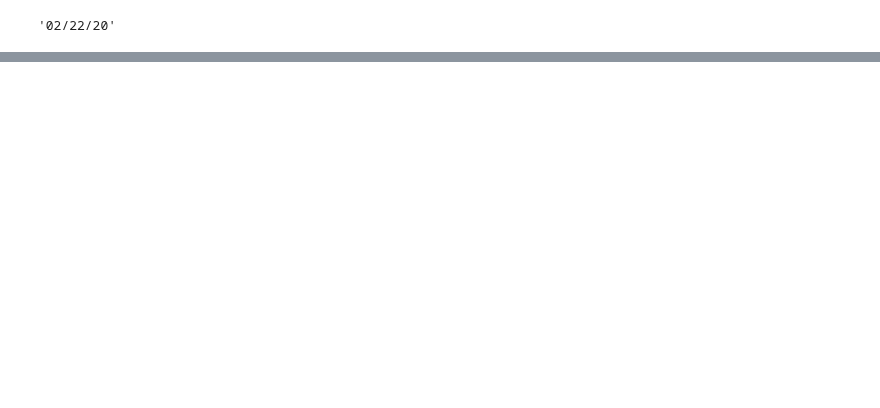
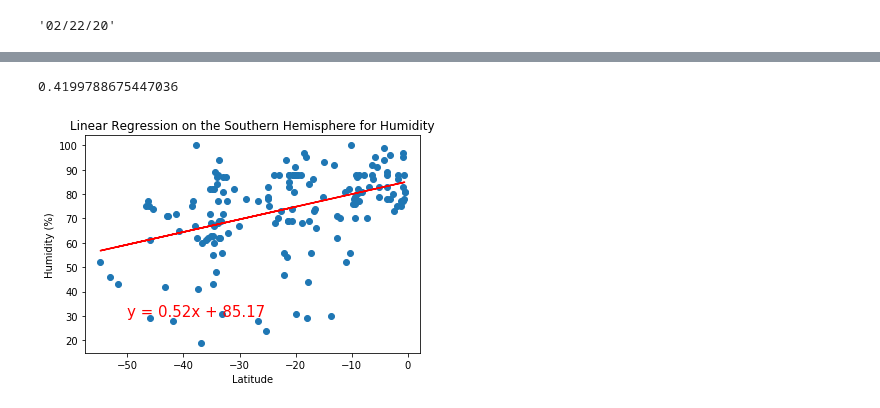
Before and after one commit to CristinaFoltea/World_Weather_Analysis, a Jupyter notebook: WeatherPy.ipynb, the cells around one changed output, grey strips where cells are left out. Saved outputs shown, nothing was run; the diff lists cells and outputs as text; code cells hidden in the pictures; blank space fills up the shorter version.

```diff
--- a/WeatherPy.ipynb
+++ b/WeatherPy.ipynb
@@ -235,0 +305,12 @@ plt.show()
+# %%
+# Linear Regression on the Southern Hemisphere for Humidity
+y_values = southern_hemi_df["Humidity"]
+# Call the function.
+plot_linear_regression(southern_hemi_lats,
+                       y_values,
+                       'Linear Regression on the Southern Hemisphere for Humidity',
+                       'Humidity (%)',
+                       (-50,30))
+# %% [output]
+0.4199788675447036
+[figure, added]
```
Also changed, not shown: parts of 17 cells of this notebook, 6 other files.
